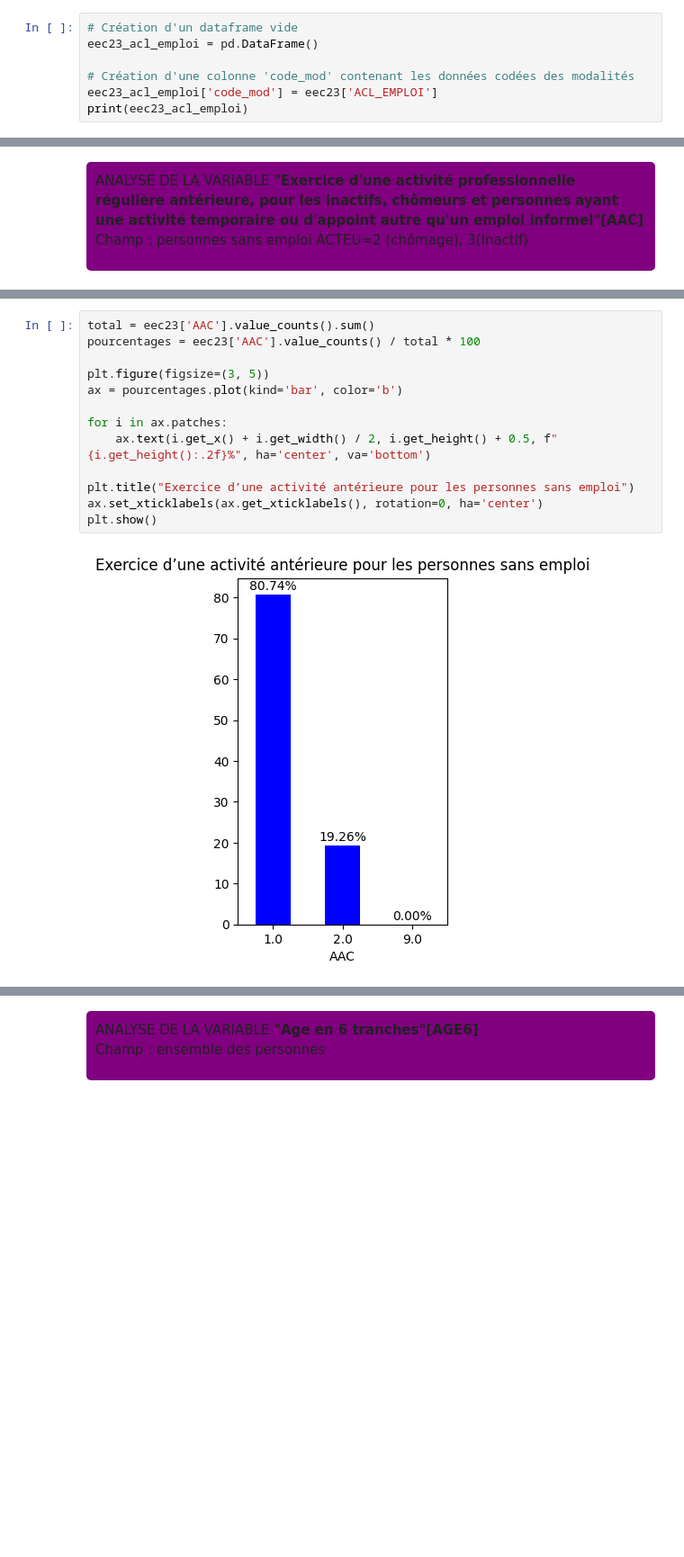
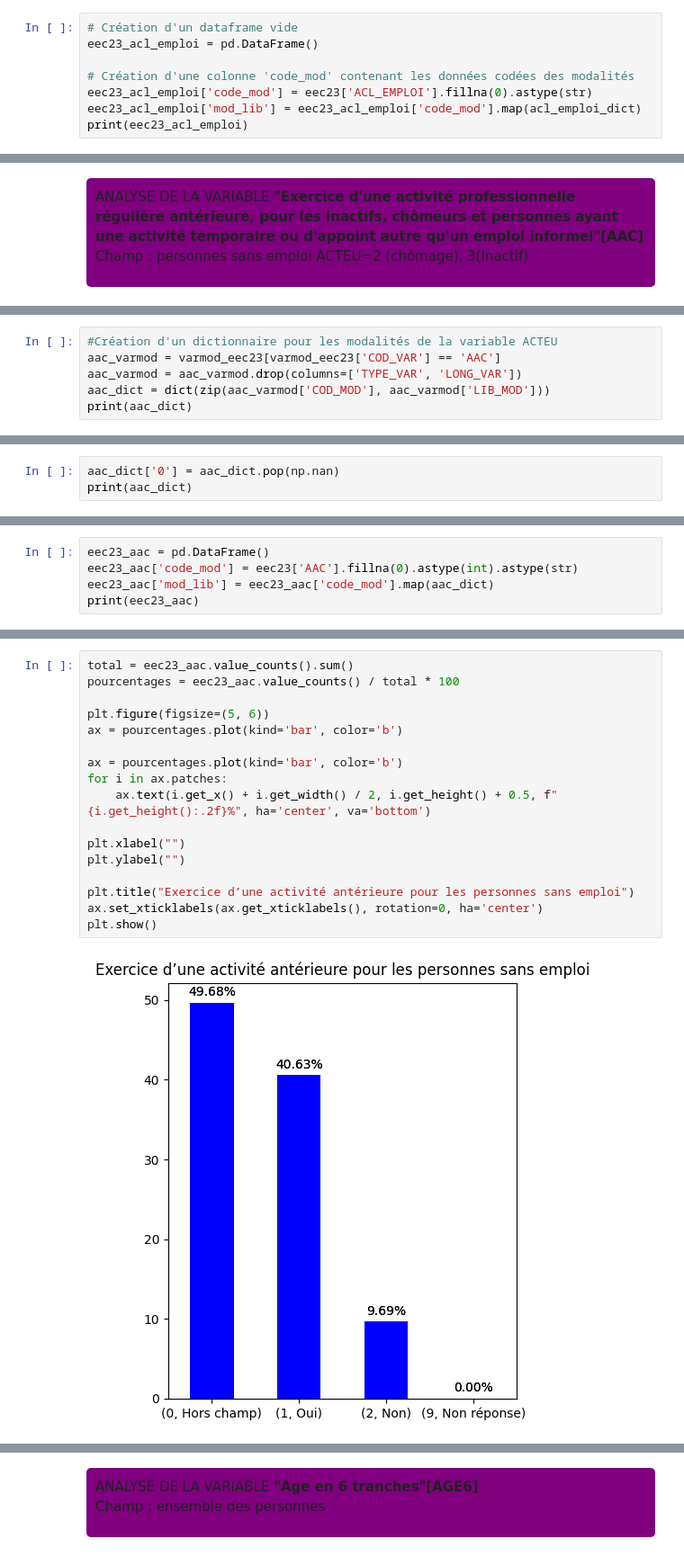
Before and after one commit to Gustiyn/ANALYSE-DES-DONNEES-ACTIVITE-EMPLOI-ET-CHOMAGE---ENQUETE-EMPLOI-EN-CONTINU, a Jupyter notebook: EEC23.ipynb, the cells around one changed output, grey strips where cells are left out. Shown at 90% size. Drawn from its saved outputs; the diff is of its cells as text; blank space fills up the shorter version.

```diff
--- a/EEC23.ipynb
+++ b/EEC23.ipynb
@@ -151,6 +207,7 @@ Préparation des données pour visualisation
 eec23_acl_emploi = pd.DataFrame()
 
 # Création d'une colonne 'code_mod' contenant les données codées des modalités
-eec23_acl_emploi['code_mod'] = eec23['ACL_EMPLOI']
+eec23_acl_emploi['code_mod'] = eec23['ACL_EMPLOI'].fillna(0).astype(str)
+eec23_acl_emploi['mod_lib'] = eec23_acl_emploi['code_mod'].map(acl_emploi_dict)
 print(eec23_acl_emploi)
 # %% [output]
@@ -260,0 +304,6 @@ print(missing_values.loc['AAC'])
+# %%
+#Création d'un dictionnaire pour les modalités de la variable ACTEU
+aac_varmod = varmod_eec23[varmod_eec23['COD_VAR'] == 'AAC']
+aac_varmod = aac_varmod.drop(columns=['TYPE_VAR', 'LONG_VAR'])
+aac_dict = dict(zip(aac_varmod['COD_MOD'], aac_varmod['LIB_MOD']))
+print(aac_dict)
@@ -260,0 +312,3 @@ print(missing_values.loc['AAC'])
+# %%
+aac_dict['0'] = aac_dict.pop(np.nan)
+print(aac_dict)
@@ -260,0 +317,5 @@ print(missing_values.loc['AAC'])
+# %%
+eec23_aac = pd.DataFrame()
+eec23_aac['code_mod'] = eec23['AAC'].fillna(0).astype(int).astype(str)
+eec23_aac['mod_lib'] = eec23_aac['code_mod'].map(aac_dict)
+print(eec23_aac)
@@ -261,16 +345,20 @@ print(missing_values.loc['AAC'])
 # %%
-total = eec23['AAC'].value_counts().sum()
-pourcentages = eec23['AAC'].value_counts() / total * 100
+total = eec23_aac.value_counts().sum()
+pourcentages = eec23_aac.value_counts() / total * 100
 
-plt.figure(figsize=(3, 5))
+plt.figure(figsize=(5, 6))
 ax = pourcentages.plot(kind='bar', color='b')
 
+ax = pourcentages.plot(kind='bar', color='b')
 for i in ax.patches:
     ax.text(i.get_x() + i.get_width() / 2, i.get_height() + 0.5, f"{i.get_height():.2f}%", ha='center', va='bottom')
+
+plt.xlabel("")
+plt.ylabel("")
 
 plt.title("Exercice d’une activité antérieure pour les personnes sans emploi")
 ax.set_xticklabels(ax.get_xticklabels(), rotation=0, ha='center')
 plt.show()
 # %% [output]
-[figure, old version]
+[figure, new version]
 # %% [markdown]
```
Also changed, not shown: parts of 37 cells of this notebook.
